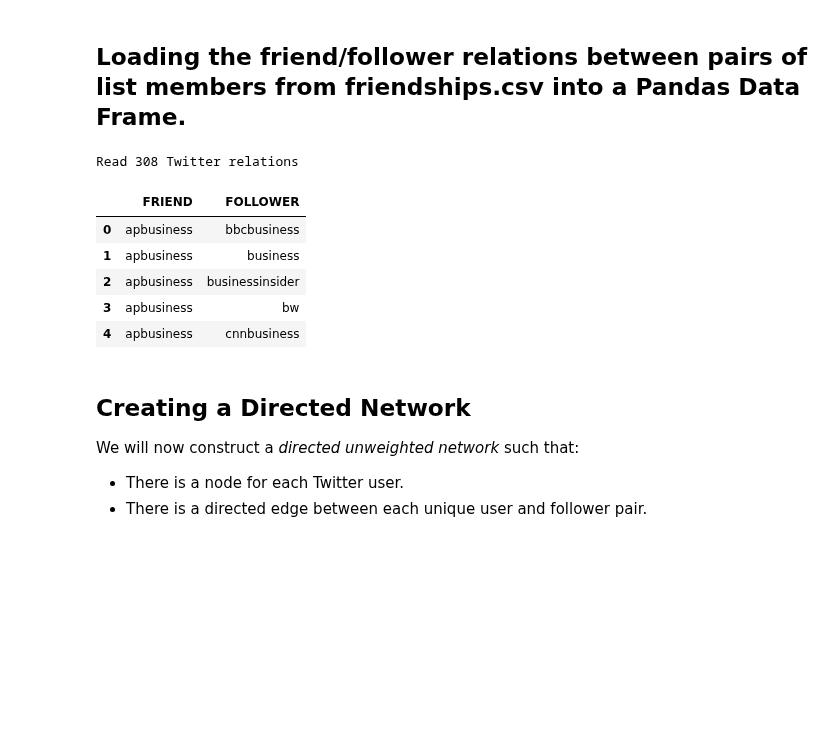
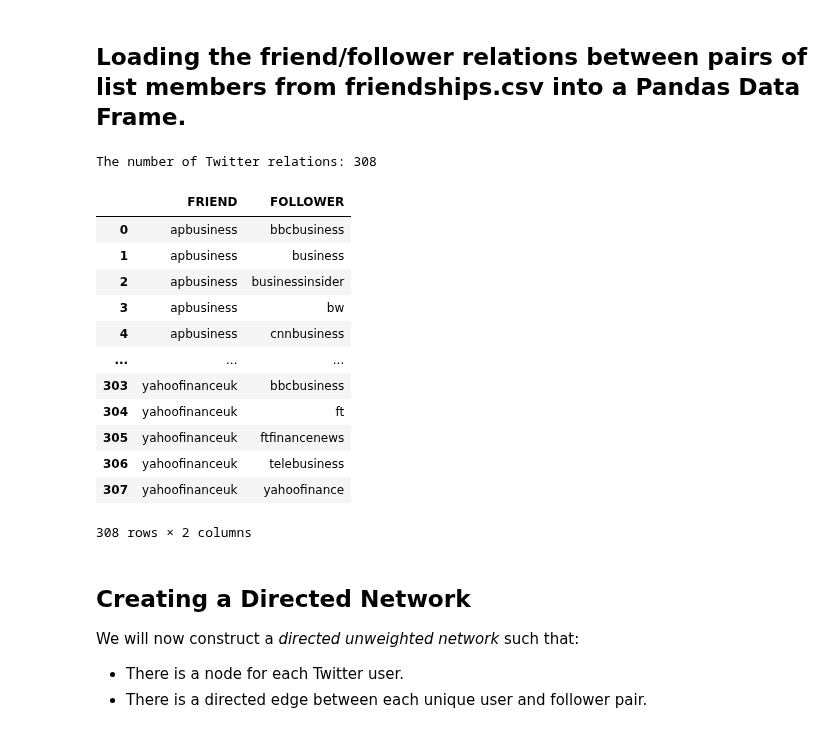
Before and after one commit to kbankowski/2022-11_data-academy, a Jupyter notebook: Level2/Group Projects/07_Network_Twitter/Project_Codes.ipynb, the cells around one changed output. Saved outputs shown, nothing was run; the diff lists cells and outputs as text; code cells hidden in the pictures; blank space fills up the shorter version.

```diff
--- a/Level2/Group Projects/07_Network_Twitter/Project_Codes.ipynb
+++ b/Level2/Group Projects/07_Network_Twitter/Project_Codes.ipynb
@@ -20,18 +20,25 @@ from pandas import json_normalize
 # %%
 in_path = Path("./business", "friendships.csv")
 # create the Data Frame
 df = pd.read_csv(in_path, sep='\t')
-print("Read %d Twitter relations" % len(df))
+print("The number of Twitter relations: %d" % len(df))
 # display a few rows
-df.head()
+df.head(len(df))
 # %% [output]
-Read 308 Twitter relations
+The number of Twitter relations: 308
 |  | FRIEND | FOLLOWER |
 | 0 | apbusiness | bbcbusiness |
 | 1 | apbusiness | business |
 | 2 | apbusiness | businessinsider |
 | 3 | apbusiness | bw |
 | 4 | apbusiness | cnnbusiness |
+| ... | ... | ... |
+| 303 | yahoofinanceuk | bbcbusiness |
+| 304 | yahoofinanceuk | ft |
+| 305 | yahoofinanceuk | ftfinancenews |
+| 306 | yahoofinanceuk | telebusiness |
+| 307 | yahoofinanceuk | yahoofinance |
+308 rows × 2 columns
 # %% [markdown]
 ## Creating a Directed Network
 
```
Also changed, not shown: parts of 9 cells of this notebook, 2 other files.
